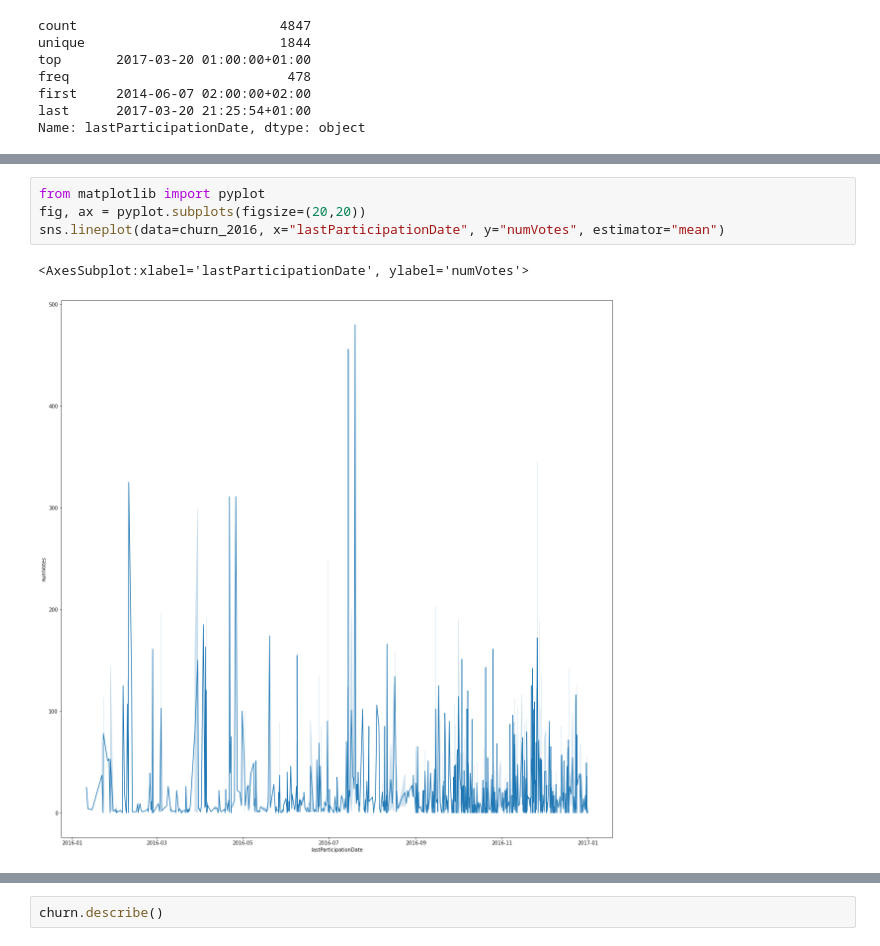
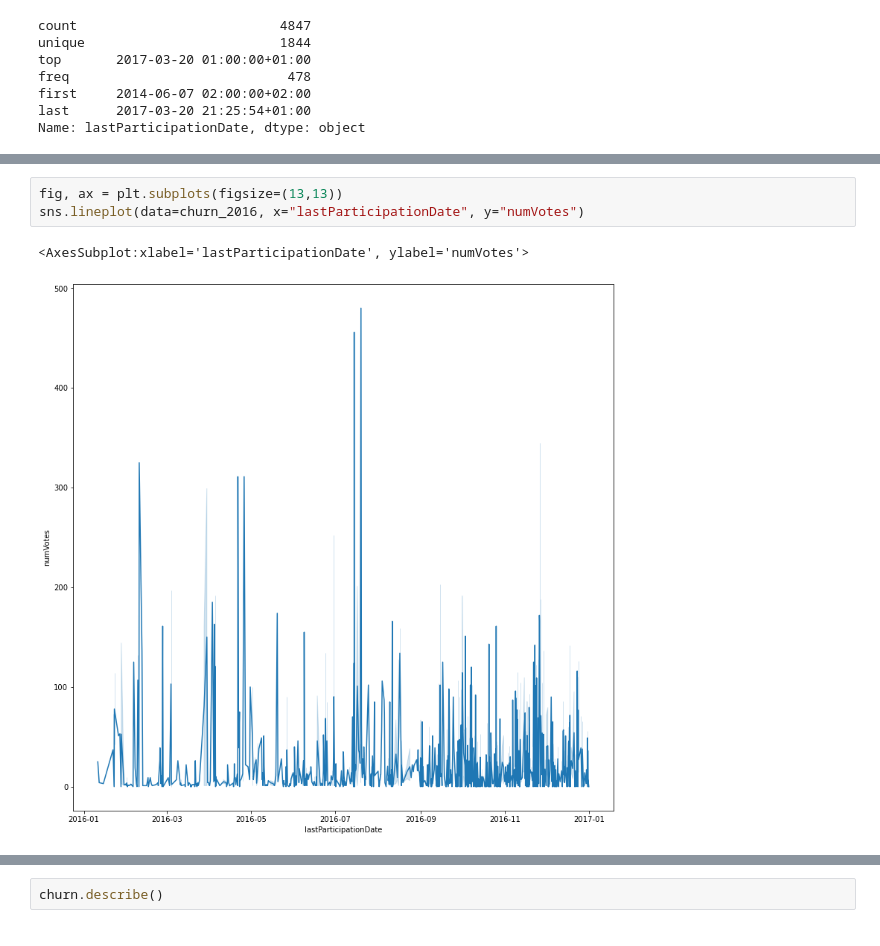
Before and after one commit to MathieuGuarino/FinalProjectIronHack, a Jupyter notebook: main.ipynb, the cells around one changed output, grey strips where cells are left out. Drawn from its saved outputs; the diff is of its cells as text.

Commit message:
data analyze advancement

```diff
--- a/main.ipynb
+++ b/main.ipynb
@@ -52,7 +81,6 @@ Name: lastParticipationDate, dtype: object
 # %%
-from matplotlib import pyplot
-fig, ax = pyplot.subplots(figsize=(20,20))
-sns.lineplot(data=churn_2016, x="lastParticipationDate", y="numVotes", estimator="mean")
+fig, ax = plt.subplots(figsize=(13,13))
+sns.lineplot(data=churn_2016, x="lastParticipationDate", y="numVotes")
 # %% [output]
 <AxesSubplot:xlabel='lastParticipationDate', ylabel='numVotes'>
-[figure, old version]
+[figure, new version]
```
Also changed, not shown: parts of 48 cells of this notebook.
